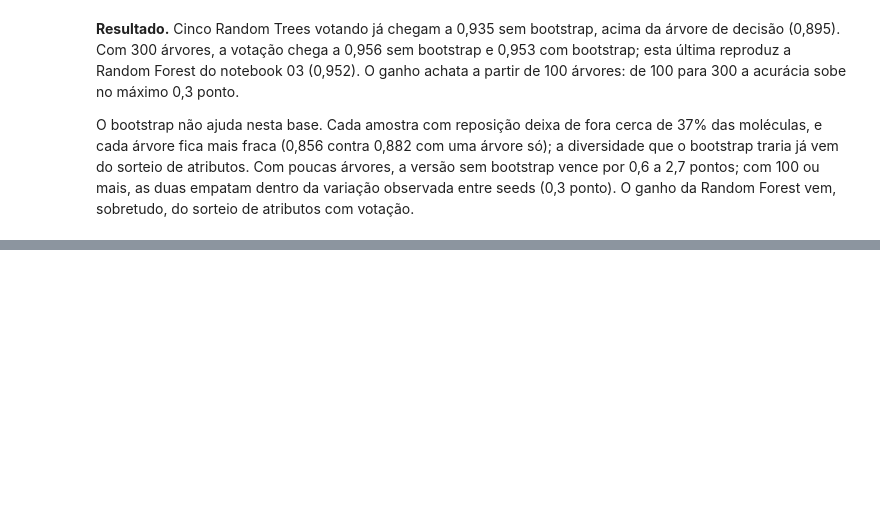
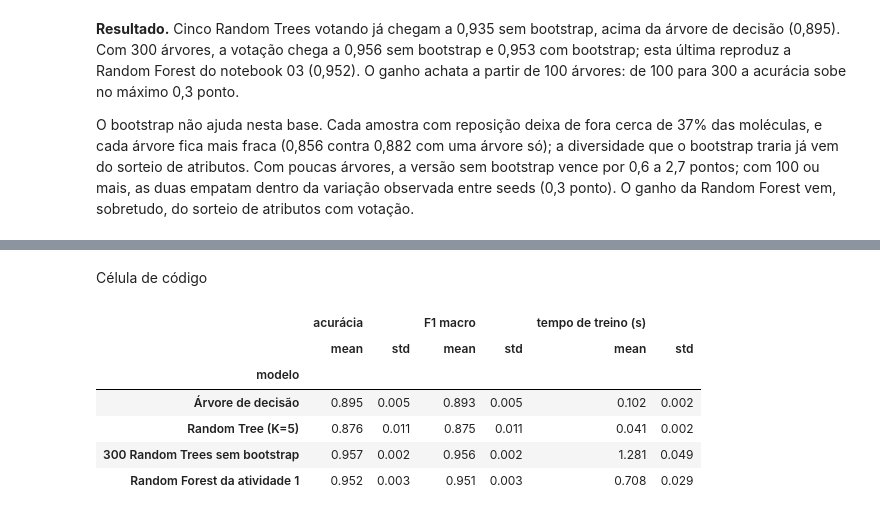
Before and after one commit to pumba-dev/machine-learning-practice, a Jupyter notebook: notebooks/04_random_tree.ipynb, the cells around one changed output, grey strips where cells are left out. Drawn from its saved outputs; the diff is of its cells as text; code cells hidden in the pictures; blank space fills up the shorter version.

Commit message:
Adiciona comparação final dos modelos em 10 divisões e comparação pareada

```diff
--- a/notebooks/04_random_tree.ipynb
+++ b/notebooks/04_random_tree.ipynb
@@ -294,0 +299,46 @@ O bootstrap não ajuda nesta base. Cada amostra com reposição deixa de fora ce
+# %% [markdown]
+Célula de código
+# %%
+from sklearn.metrics import f1_score
+
+def modelos_comparados(semente):
+    return {
+        "Árvore de decisão": DecisionTreeClassifier(criterion="entropy", random_state=semente),
+        "Random Tree (K=5)": DecisionTreeClassifier(criterion="entropy", max_features=5, random_state=semente),
+        "300 Random Trees sem bootstrap": RandomForestClassifier(
+            n_estimators=300, criterion="entropy", max_features=5, bootstrap=False,
+            random_state=semente, n_jobs=-1),
+        "Random Forest da atividade 1": RandomForestClassifier(
+            n_estimators=300, random_state=semente, n_jobs=-1),
+    }
+
+linhas_finais = []
+for semente in range(10):
+    dados_s = modeling.prepare(final, seed=semente)
+    tr, te = dados_s.splits["agrupada"]
+    X_tr, X_te = dados_s.X[atributos].iloc[tr], dados_s.X[atributos].iloc[te]
+    y_tr, y_te = dados_s.y.iloc[tr], dados_s.y.iloc[te]
+
+    for nome, modelo in modelos_comparados(semente).items():
+        inicio = time.perf_counter()
+        modelo.fit(X_tr, y_tr)
+        tempo = time.perf_counter() - inicio
+        previsto = modelo.predict(X_te)
+        linhas_finais.append({
+            "semente": semente,
+            "modelo": nome,
+            "acurácia": accuracy_score(y_te, previsto),
+            "F1 macro": f1_score(y_te, previsto, average="macro"),
+            "tempo de treino (s)": tempo,
+        })
+
+comparacao_final = pd.DataFrame(linhas_finais)
+comparacao_final.groupby("modelo", sort=False)[["acurácia", "F1 macro", "tempo de treino (s)"]].agg(["mean", "std"]).round(3)
+# %% [output]
+|  | acurácia |  | F1 macro |  | tempo de treino (s) |  |
+|  | mean | std | mean | std | mean | std |
+| modelo |  |  |  |  |  |  |
+| Árvore de decisão | 0.895 | 0.005 | 0.893 | 0.005 | 0.102 | 0.002 |
+| Random Tree (K=5) | 0.876 | 0.011 | 0.875 | 0.011 | 0.041 | 0.002 |
+| 300 Random Trees sem bootstrap | 0.957 | 0.002 | 0.956 | 0.002 | 1.281 | 0.049 |
+| Random Forest da atividade 1 | 0.952 | 0.003 | 0.951 | 0.003 | 0.708 | 0.029 |
```
Also changed, not shown: parts of 3 cells of this notebook.
